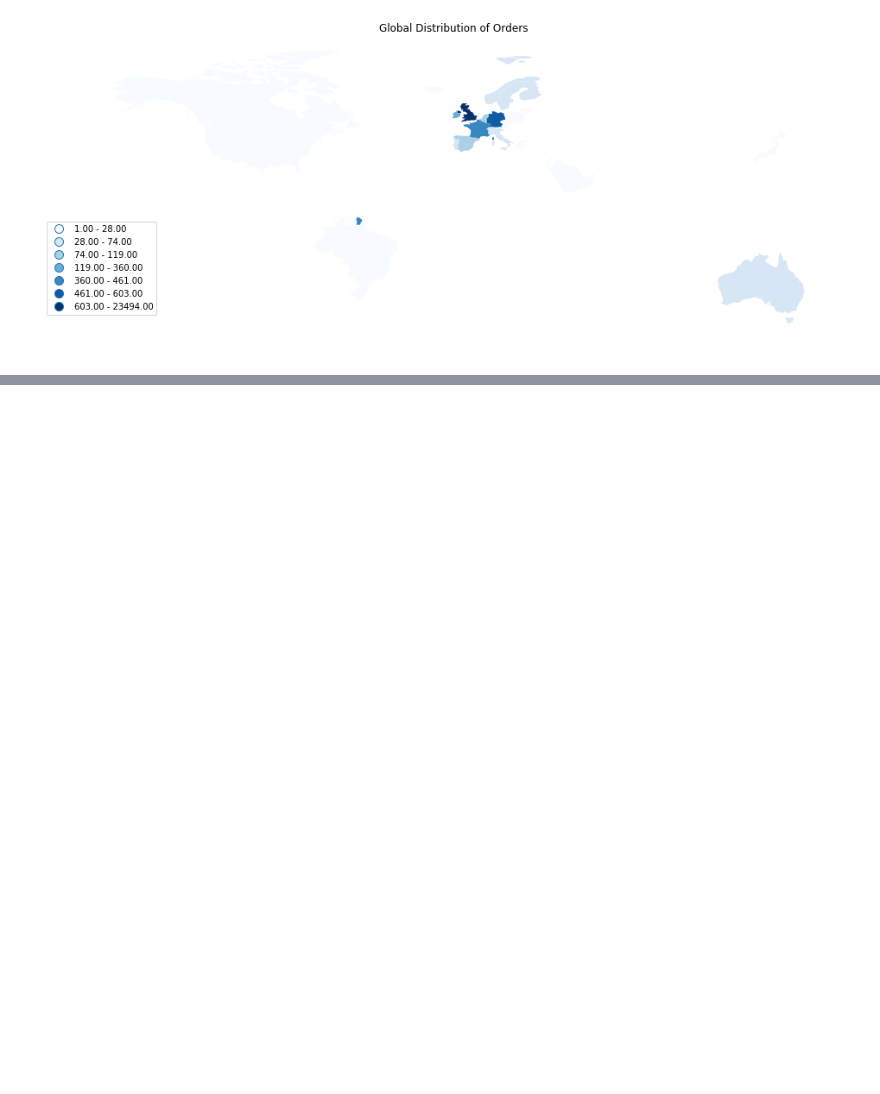
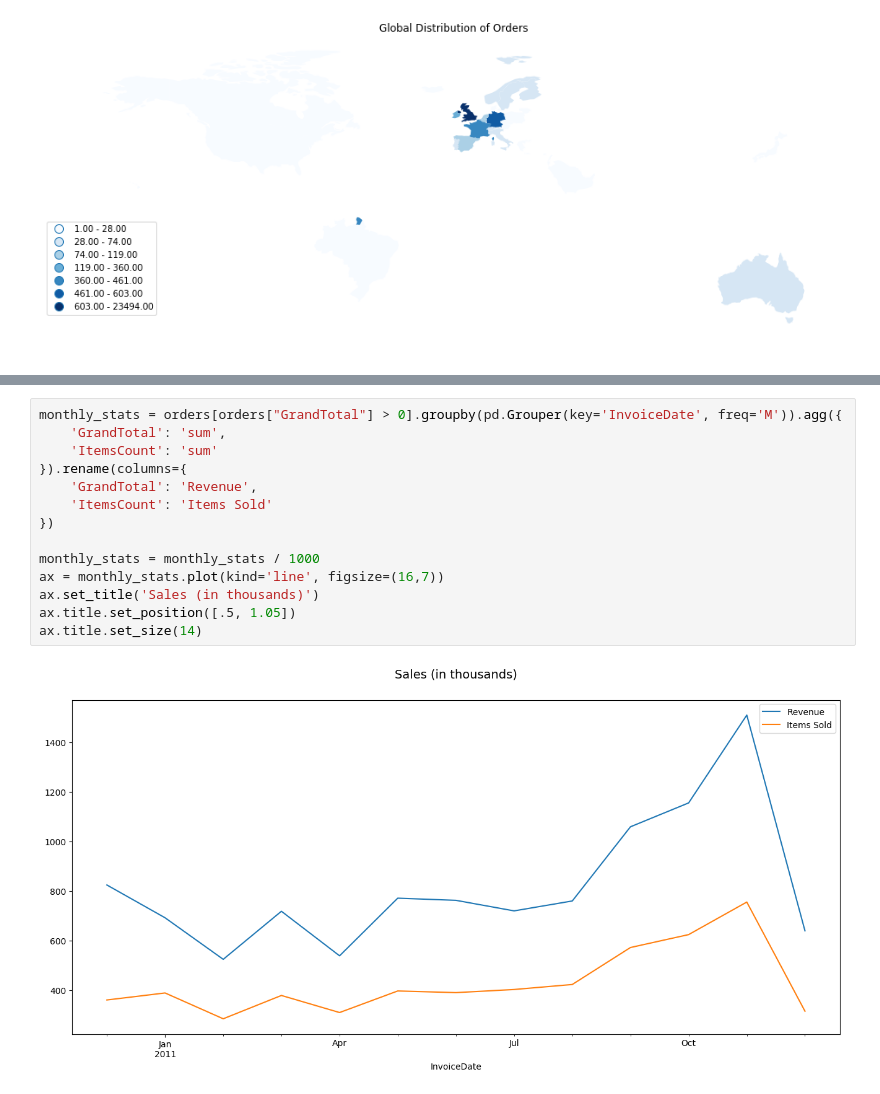
Before and after one commit to romeoc/tales, a Jupyter notebook: ecommerce/Online Retail – Customer Segmentation & Recommender System.ipynb, the cells around one changed output, grey strips where cells are left out. Cells and saved outputs as stored; diff of their text form; blank space fills up the shorter version.

```diff
--- a/ecommerce/Online Retail – Customer Segmentation & Recommender System.ipynb
+++ b/ecommerce/Online Retail – Customer Segmentation & Recommender System.ipynb
@@ -277,0 +304,16 @@ ax.get_legend().set_bbox_to_anchor((.12, .4))
+# %%
+monthly_stats = orders[orders["GrandTotal"] > 0].groupby(pd.Grouper(key='InvoiceDate', freq='M')).agg({
+    'GrandTotal': 'sum',
+    'ItemsCount': 'sum'
+}).rename(columns={
+    'GrandTotal': 'Revenue',
+    'ItemsCount': 'Items Sold'
+})
+
+monthly_stats = monthly_stats / 1000
+ax = monthly_stats.plot(kind='line', figsize=(16,7))
+ax.set_title('Sales (in thousands)')
+ax.title.set_position([.5, 1.05])
+ax.title.set_size(14)
+# %% [output]
+[figure, added]
```
Also changed, not shown: parts of 26 cells of this notebook.
